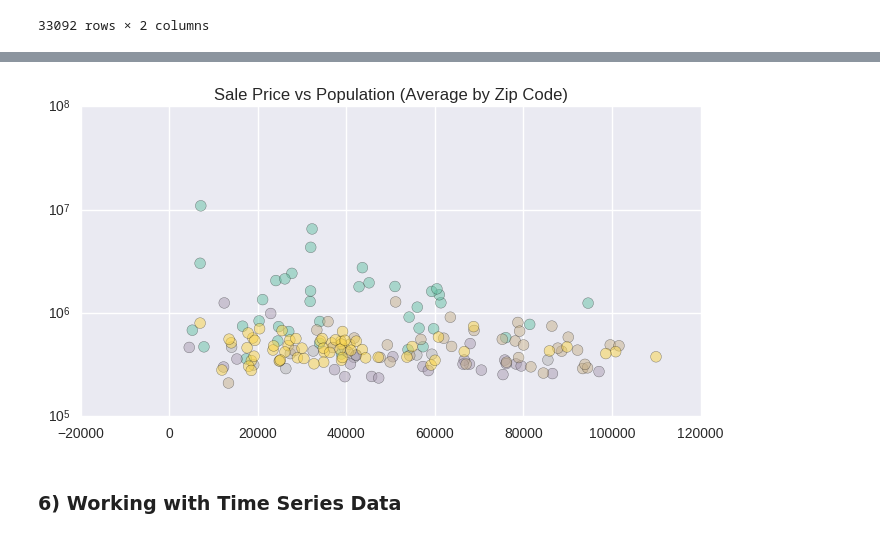
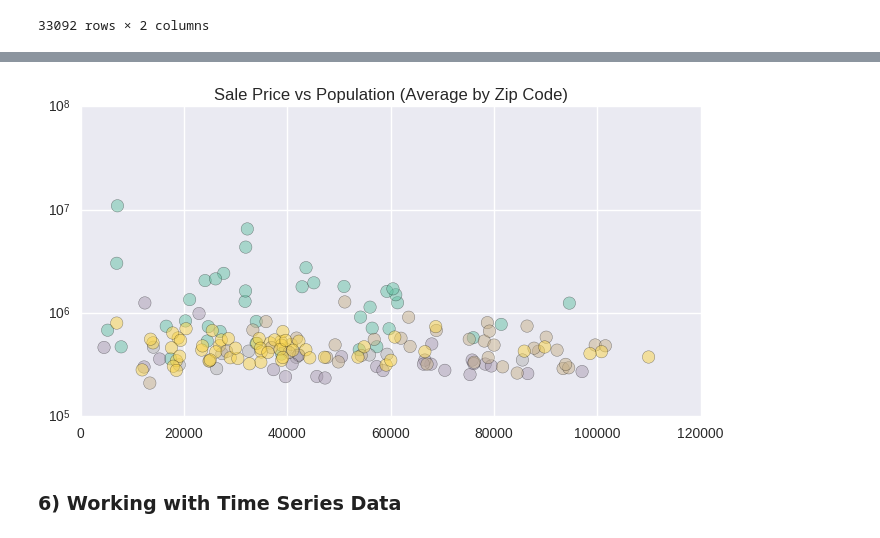
Before and after one commit to swzCuroverse/BostonCodeCamp26, a Jupyter notebook: NYCHousingCosts.ipynb, the cells around one changed output, grey strips where cells are left out. Drawn from its saved outputs; the diff is of its cells as text; code cells hidden in the pictures.

```diff
--- a/NYCHousingCosts.ipynb
+++ b/NYCHousingCosts.ipynb
@@ -102,8 +103,7 @@ array(['72 BAY 10 STREET                         ',
 # %%
 # Getting list of housing files to import
 
-cwd = os.getcwd()   # using operating system libary to get current working directory
-fileList = listdir(cwd + '/Datafiles')   # getting files/directories in the folder
+fileList = listdir('Datafiles')   # getting files/directories in the folder
 fileListHousing = [x for x in fileList if '.xls' in x]  # extracting file names that contain .xls
 
 fileListHousing
@@ -139,9 +139,9 @@ dataAll = pd.DataFrame()
 # To work around this, we try 4 header lines.  If that does not work, we use 3 header lines.
 
 for file in fileListHousing:
-    dataRead = pd.read_excel(cwd + '/Datafiles/' + file, header=4)
+    dataRead = pd.read_excel('Datafiles/' + file, header=4)
     if dataRead.columns.values[0] != 'BOROUGH':
-        dataRead = pd.read_excel(cwd + '/Datafiles/' + file, header=3)
+        dataRead = pd.read_excel('Datafiles/' + file, header=3)
     dataAll = dataAll.append(dataRead)
 # %% [markdown]
 ### 2) Cleaning and Plotting Data
@@ -168,14 +168,15 @@ dataClean = dataAll.dropna(subset ={'SALE PRICE'})
 
 idx = dataClean['SALE PRICE'] > 1000
 idx2 = dataClean['LAND SQUARE FEET'] > 0
-idx3 = dataClean['RESIDENTIAL UNITS'] ==  1
-idx4 = dataClean['COMMERCIAL UNITS'] ==  0
-idx5 = dataClean['BOROUGH'] > 0
-idx6 = dataClean['ZIP CODE'] > 0
+idx3 = dataClean['GROSS SQUARE FEET'] > 0
+idx4 = dataClean['RESIDENTIAL UNITS'] ==  1
+idx5 = dataClean['COMMERCIAL UNITS'] ==  0
+idx6 = dataClean['BOROUGH'] > 0
+idx7 = dataClean['ZIP CODE'] > 0
 
 dataClean['ZIP CODE'] = dataClean['ZIP CODE'].apply(str)  # make zipcode into a string
 
-dataClean  = dataClean[idx & idx2 & idx3 & idx4  & idx5 & idx6]
+dataClean  = dataClean[idx & idx2 & idx3 & idx4  & idx5 & idx6 & idx7]
 # %%
 dataClean
 # %% [output]
@@ -385,16 +386,17 @@ meanAllbyZip
 # %%
 # Can make a scatter plot to see the influence of population on housing prices for the different boroughs
 
 fig, ax = plt.subplots(1,1,figsize=(8, 4))
-
 cmp = plt.cm.get_cmap('Set2',5)
 
 ax.scatter(meanAllbyZip['2010 Census Population'], meanAllbyZip['SALE PRICE'],c = meanAllbyZip['BOROUGH'],
-           s = 60, cmap = cmp,alpha = 0.5)
+           s = 80, cmap = cmp,alpha = 0.5)
+
 ax.set_title('Sale Price vs Population (Average by Zip Code)');
 ax.set_yscale('log')
+ax.set_xlim([0,120000]);
 # %% [output]
-[figure, old version]
+[figure, new version]
 # %% [markdown]
 ### 6) Working with Time Series Data
 # %%
```
Also changed, not shown: parts of 18 cells of this notebook, 3 other files.
